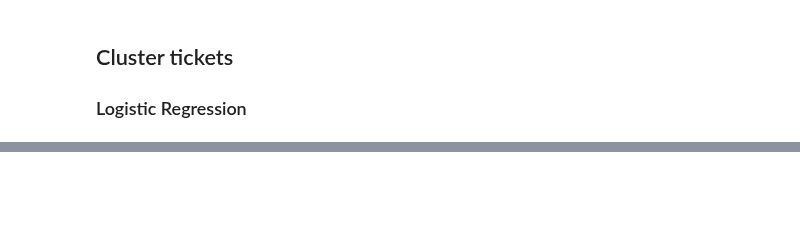
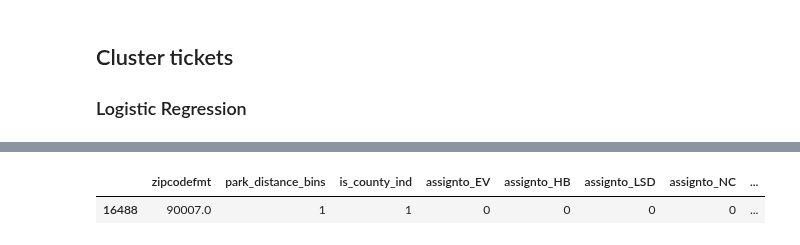
Before and after one commit to aeaiu/usable_ai_project, a Jupyter notebook: Notebooks/6_ml_cluster.ipynb, the cells around one changed output, grey strips where cells are left out. Saved outputs shown, nothing was run; the diff lists cells and outputs as text; code cells hidden in the pictures; blank space fills up the shorter version.

```diff
--- a/Notebooks/6_ml_cluster.ipynb
+++ b/Notebooks/6_ml_cluster.ipynb
@@ -62,0 +93,5 @@ y = df['close_time_days']
+# %%
+X_train.head(1)
+# %% [output]
+|  | zipcodefmt | park_distance_bins | is_county_ind | assignto_EV | assignto_HB | assignto_LSD | assignto_NC | ... |
+| 16488 | 90007.0 | 1 | 1 | 0 | 0 | 0 | 0 | ... |
```
Also changed, not shown: parts of 11 cells of this notebook.
